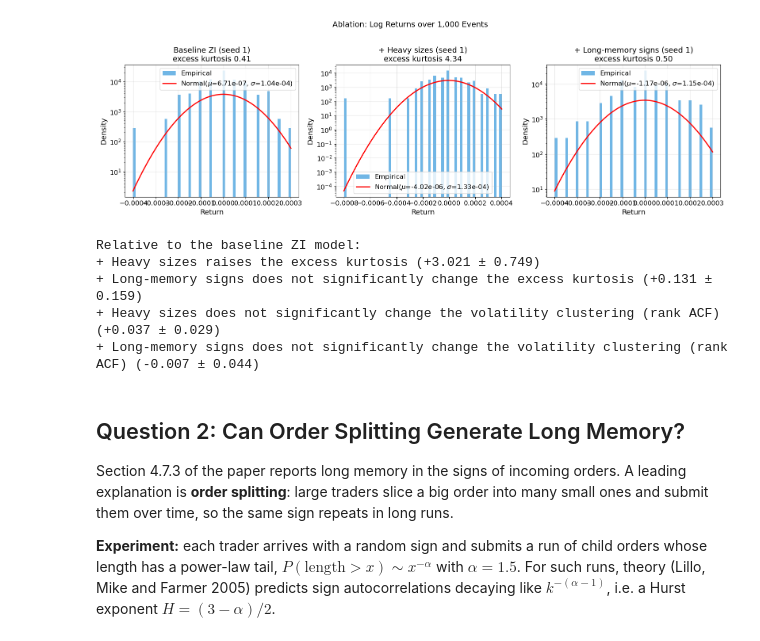
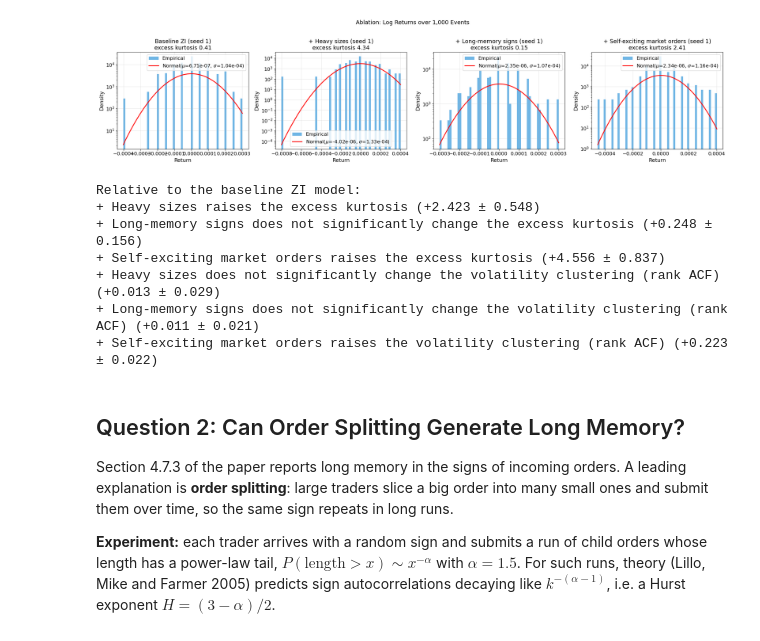
Before and after one commit to mengrenman/quant-trading-lab, a Jupyter notebook: notebooks/06_open_questions.ipynb, the cells around one changed output. Cells and saved outputs as stored; diff of their text form; code cells hidden in the pictures.

```diff
--- a/notebooks/06_open_questions.ipynb
+++ b/notebooks/06_open_questions.ipynb
@@ -124,21 +139,14 @@ class ZIWithHeavySizes(SmithFarmerModel):
 
 
 class ZIWithLongMemorySigns(SmithFarmerModel):
-    """ZI model whose buy/sell signs follow the sign of fractional Gaussian noise."""
+    """ZI model whose buy/sell signs come from a continuous long-memory stream."""
 
     def __init__(self, hurst=0.75, **kwargs):
         super().__init__(**kwargs)
-        self.hurst = hurst
-        self._is_buy = None
-        self._idx = 0
+        self._signs = LongMemorySigns(hurst)
 
     def _sample_side(self, rng):
-        if self._is_buy is None or self._idx >= len(self._is_buy):
-            self._is_buy = _generate_fractional_noise(50_000, self.hurst, rng) >= 0
-            self._idx = 0
-        is_buy = self._is_buy[self._idx]
-        self._idx += 1
-        return Side.BID if is_buy else Side.ASK
+        return Side.BID if self._signs.next(rng) > 0 else Side.ASK
 
 
 def sign_memory(model, df):
@@ -150,6 +158,8 @@ ablation = {
     'Baseline ZI': run_variant(lambda: SmithFarmerModel(**ZI_PARAMS), sign_memory),
     '+ Heavy sizes': run_variant(lambda: ZIWithHeavySizes(**ZI_PARAMS), sign_memory),
     '+ Long-memory signs': run_variant(lambda: ZIWithLongMemorySigns(**ZI_PARAMS), sign_memory),
+    '+ Self-exciting market orders': run_variant(
+        lambda: HawkesZIModel(branching=0.8, decay=0.5, **ZI_PARAMS), sign_memory),
 }
 display(table(ablation, ['excess kurtosis', 'rank ACF of |r|, lag 1', 'sign ACF, lag 1',
                          'limit orders executing on arrival']))
@@ -161,23 +172,25 @@ display(table(ablation, ['excess kurtosis', 'rank ACF of |r|, lag 1', 'sign ACF,
 # %%
-fig, axes = plt.subplots(1, 3, figsize=(16, 5))
+fig, axes = plt.subplots(1, len(ablation), figsize=(5.5 * len(ablation), 5))
 for ax, (name, runs) in zip(axes, ablation.items(), strict=True):
     r = runs[0]['returns']
     plot_return_distribution(r, n_bins=60, ax=ax)
     ax.set_title(f'{name} (seed {SEEDS[0]})\nexcess kurtosis {stats.kurtosis(r):.2f}')
 plt.suptitle(f'Ablation: Log Returns over {K:,} Events', fontsize=14, y=1.02)
 plt.tight_layout()
 plt.show()
 
 print("Relative to the baseline ZI model:")
 findings += compare(ablation, 'Baseline ZI', 'excess kurtosis', 'excess kurtosis')
 findings += compare(ablation, 'Baseline ZI', 'rank ACF of |r|, lag 1', 'volatility clustering (rank ACF)')
 # %% [output]
-[figure, old version]
+[figure, new version]
 Relative to the baseline ZI model:
-+ Heavy sizes raises the excess kurtosis (+3.021 ± 0.749)
-+ Long-memory signs does not significantly change the excess kurtosis (+0.131 ± 0.159)
-+ Heavy sizes does not significantly change the volatility clustering (rank ACF) (+0.037 ± 0.029)
-+ Long-memory signs does not significantly change the volatility clustering (rank ACF) (-0.007 ± 0.044)
++ Heavy sizes raises the excess kurtosis (+2.423 ± 0.548)
++ Long-memory signs does not significantly change the excess kurtosis (+0.248 ± 0.156)
++ Self-exciting market orders raises the excess kurtosis (+4.556 ± 0.837)
++ Heavy sizes does not significantly change the volatility clustering (rank ACF) (+0.013 ± 0.029)
++ Long-memory signs does not significantly change the volatility clustering (rank ACF) (+0.011 ± 0.021)
++ Self-exciting market orders raises the volatility clustering (rank ACF) (+0.223 ± 0.022)
 # %% [markdown]
 ## Question 2: Can Order Splitting Generate Long Memory?
 
```
Also changed, not shown: parts of 8 cells of this notebook, 2 other files.
